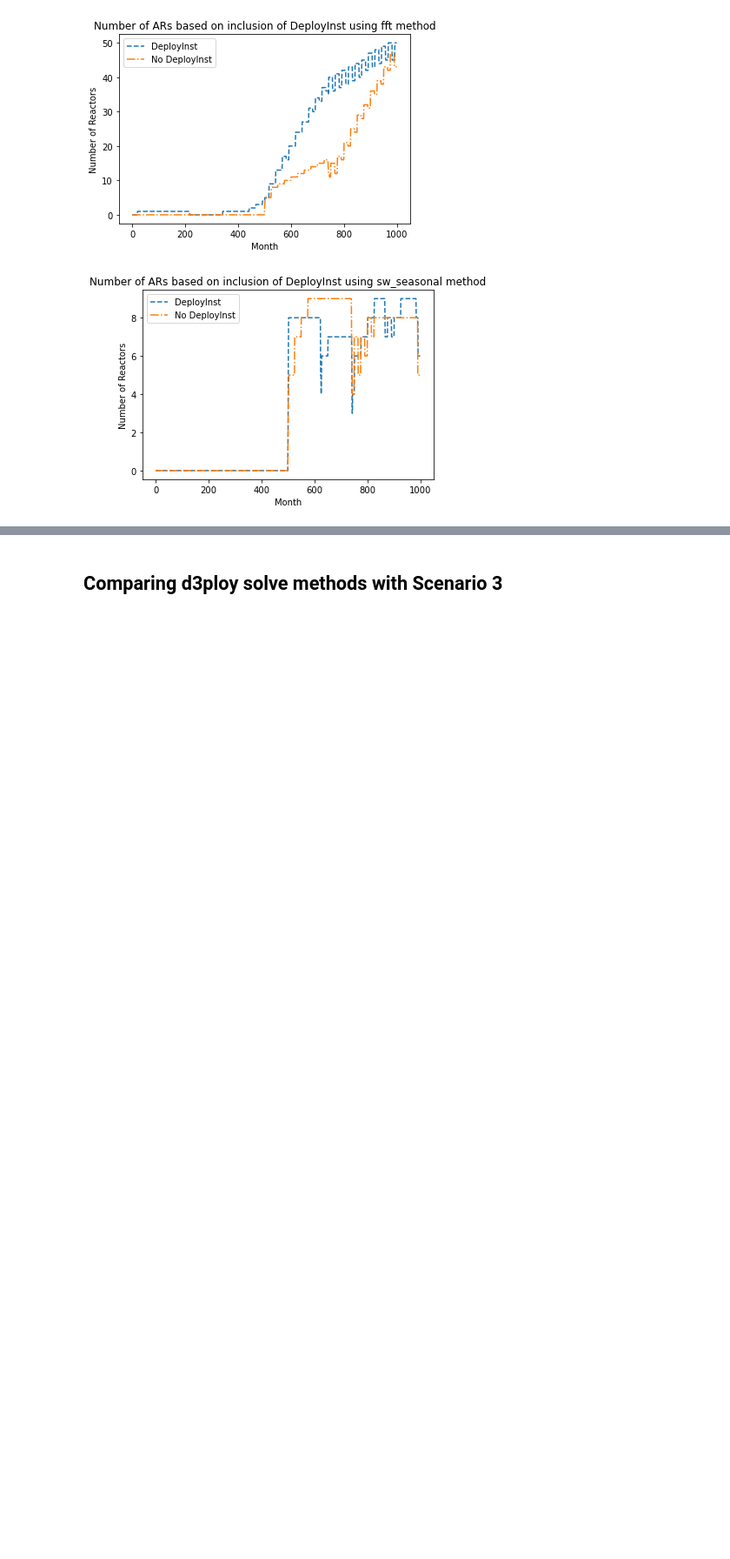
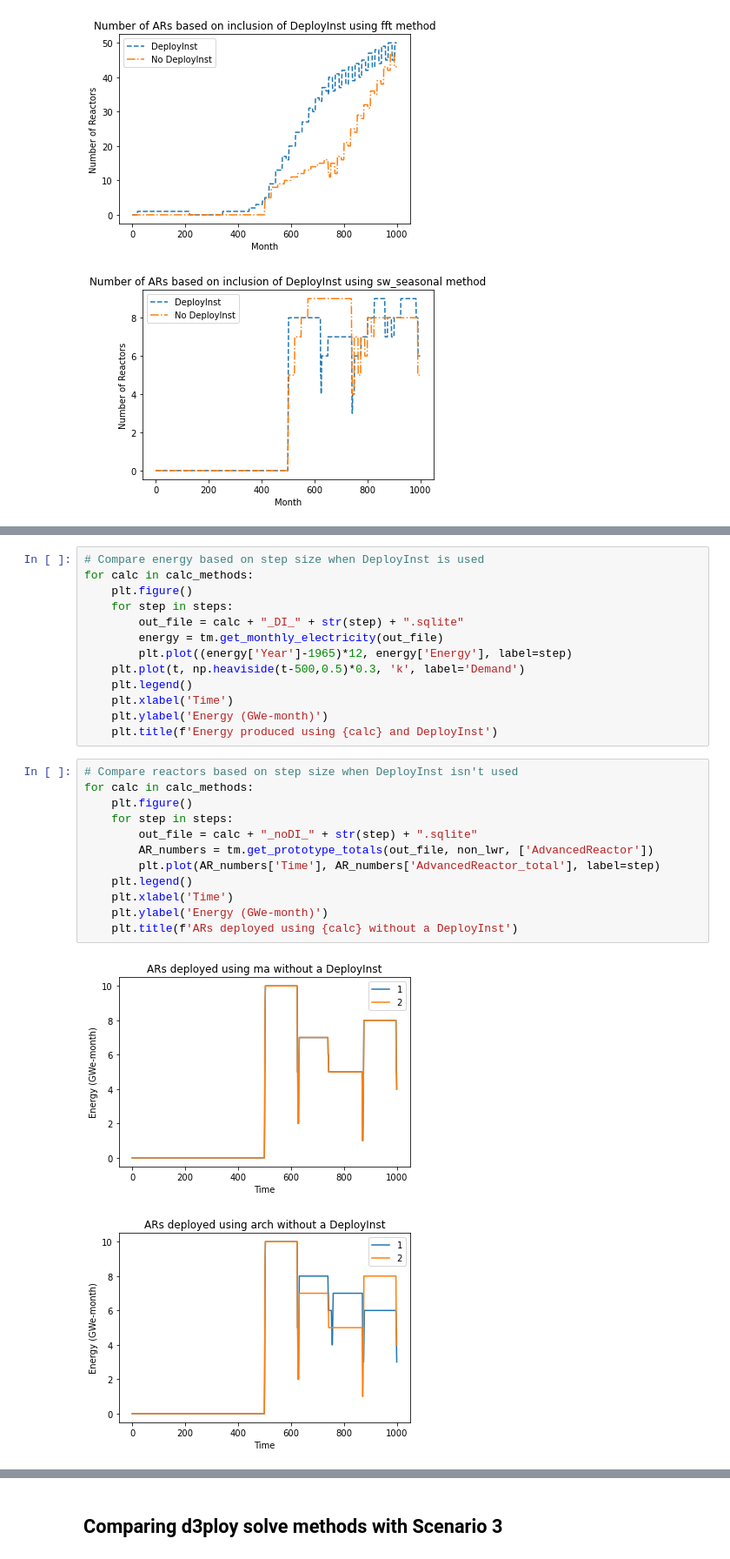
Before and after one commit to abachma2/toy_problems, a Jupyter notebook: cyclus_inputs/Untitled.ipynb, the cells around one changed output, grey strips where cells are left out. Shown at 87% size. Cells and saved outputs as stored; diff of their text form; blank space fills up the shorter version.

```diff
--- a/cyclus_inputs/Untitled.ipynb
+++ b/cyclus_inputs/Untitled.ipynb
@@ -169,0 +179,28 @@ plt.savefig('d3ploy_algorithm_compare.png')
+# %%
+# Compare energy based on step size when DeployInst is used
+for calc in calc_methods:
+    plt.figure()
+    for step in steps:
+        out_file = calc + "_DI_" + str(step) + ".sqlite"
+        energy = tm.get_monthly_electricity(out_file)
+        plt.plot((energy['Year']-1965)*12, energy['Energy'], label=step)
+    plt.plot(t, np.heaviside(t-500,0.5)*0.3, 'k', label='Demand')
+    plt.legend()
+    plt.xlabel('Time')
+    plt.ylabel('Energy (GWe-month)')
+    plt.title(f'Energy produced using {calc} and DeployInst')
+# %%
+# Compare reactors based on step size when DeployInst isn't used
+for calc in calc_methods:
+    plt.figure()
+    for step in steps:
+        out_file = calc + "_noDI_" + str(step) + ".sqlite"
+        AR_numbers = tm.get_prototype_totals(out_file, non_lwr, ['AdvancedReactor'])
+        plt.plot(AR_numbers['Time'], AR_numbers['AdvancedReactor_total'], label=step)
+    plt.legend()
+    plt.xlabel('Time')
+    plt.ylabel('Energy (GWe-month)')
+    plt.title(f'ARs deployed using {calc} without a DeployInst')
+# %% [output]
+[figure, added]
+[figure, added]
```
Also changed, not shown: parts of 7 cells of this notebook.
